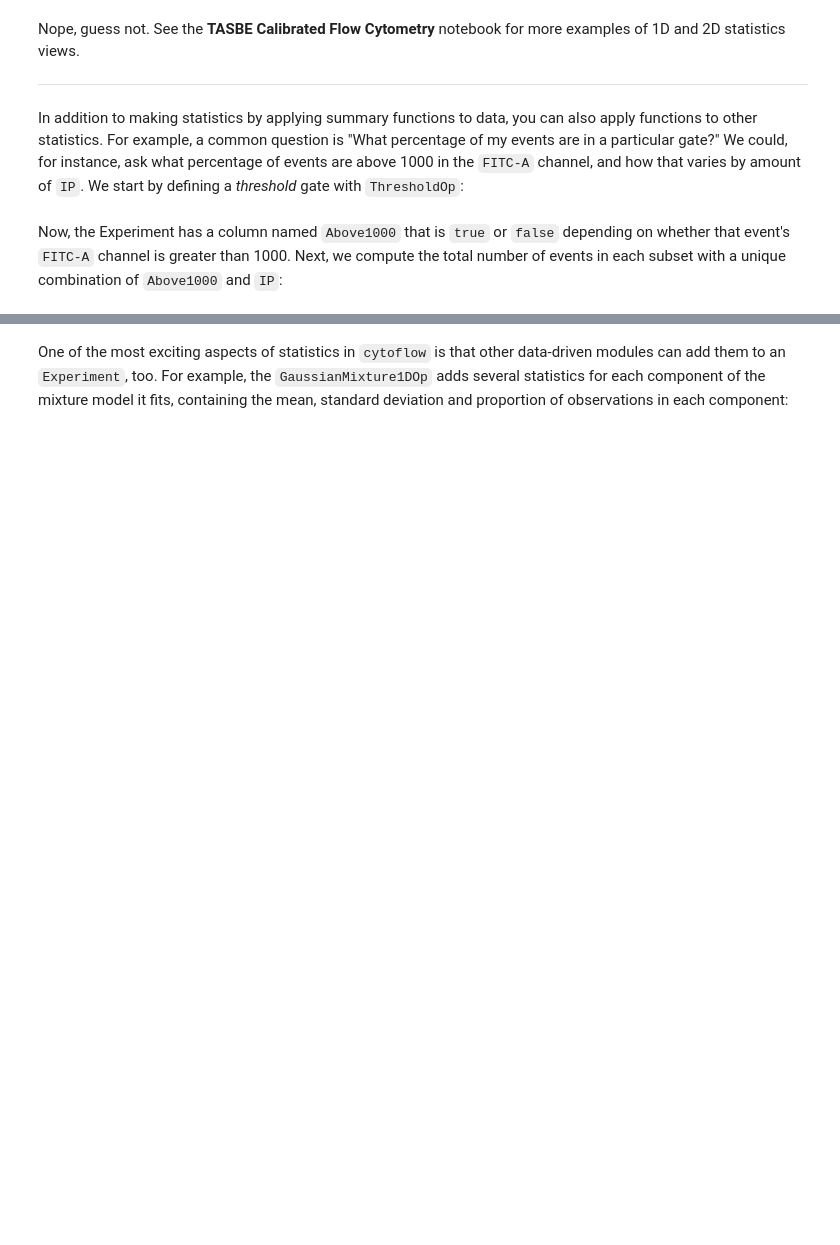
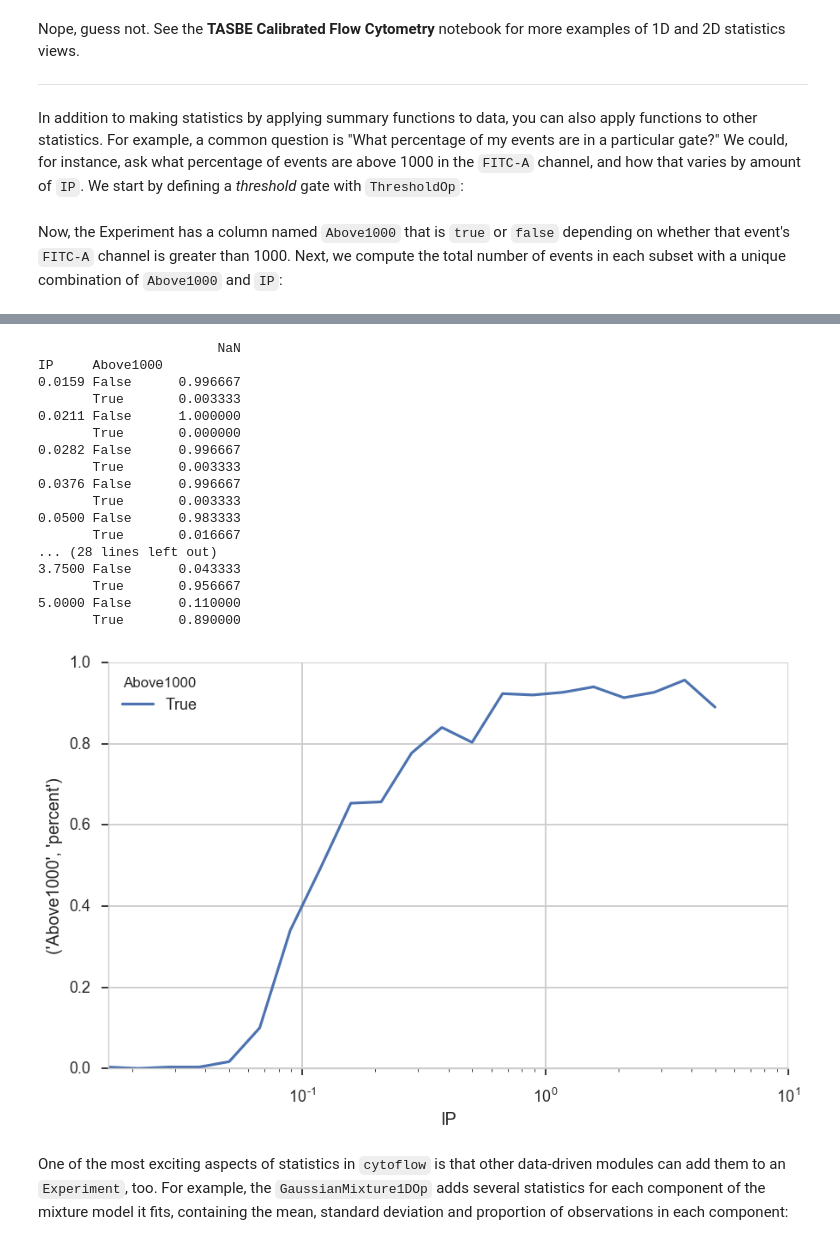
Before and after one commit to cytoflow/cytoflow, a Jupyter notebook: docs/examples-basic/Statistics.ipynb, the cells around one changed output, grey strips where cells are left out. Cells and saved outputs as stored; diff of their text form; code cells hidden in the pictures; blank space fills up the shorter version.

Commit message:
More statistics cleanup.  Xform works.

```diff
--- a/docs/examples-basic/Statistics.ipynb
+++ b/docs/examples-basic/Statistics.ipynb
@@ -277,2 +275,27 @@ ValueError: cannot set using a list-like indexer with a different length than th
+# %%
+flow.Stats1DView(statistic = ("Above1000", "percent"),
+                 xvariable = "IP",
+                 xscale = "log",
+                 huefacet = "Above1000",
+                 subset = "Above1000 == True").plot(ex4)
+# %% [output]
+                       NaN
+IP     Above1000
+0.0159 False      0.996667
+       True       0.003333
+0.0211 False      1.000000
+       True       0.000000
+0.0282 False      0.996667
+       True       0.003333
+0.0376 False      0.996667
+       True       0.003333
+0.0500 False      0.983333
+       True       0.016667
+... (28 lines left out)
+3.7500 False      0.043333
+       True       0.956667
+5.0000 False      0.110000
+       True       0.890000
+[figure, added]
 # %% [markdown]
 One of the most exciting aspects of statistics in `cytoflow` is that other data-driven modules can add them to an `Experiment`, too.  For example, the `GaussianMixture1DOp` adds several statistics for each component of the mixture model it fits, containing the mean, standard deviation and proportion of observations in each component:
```
Also changed, not shown: parts of 11 cells of this notebook, 3 other files.
